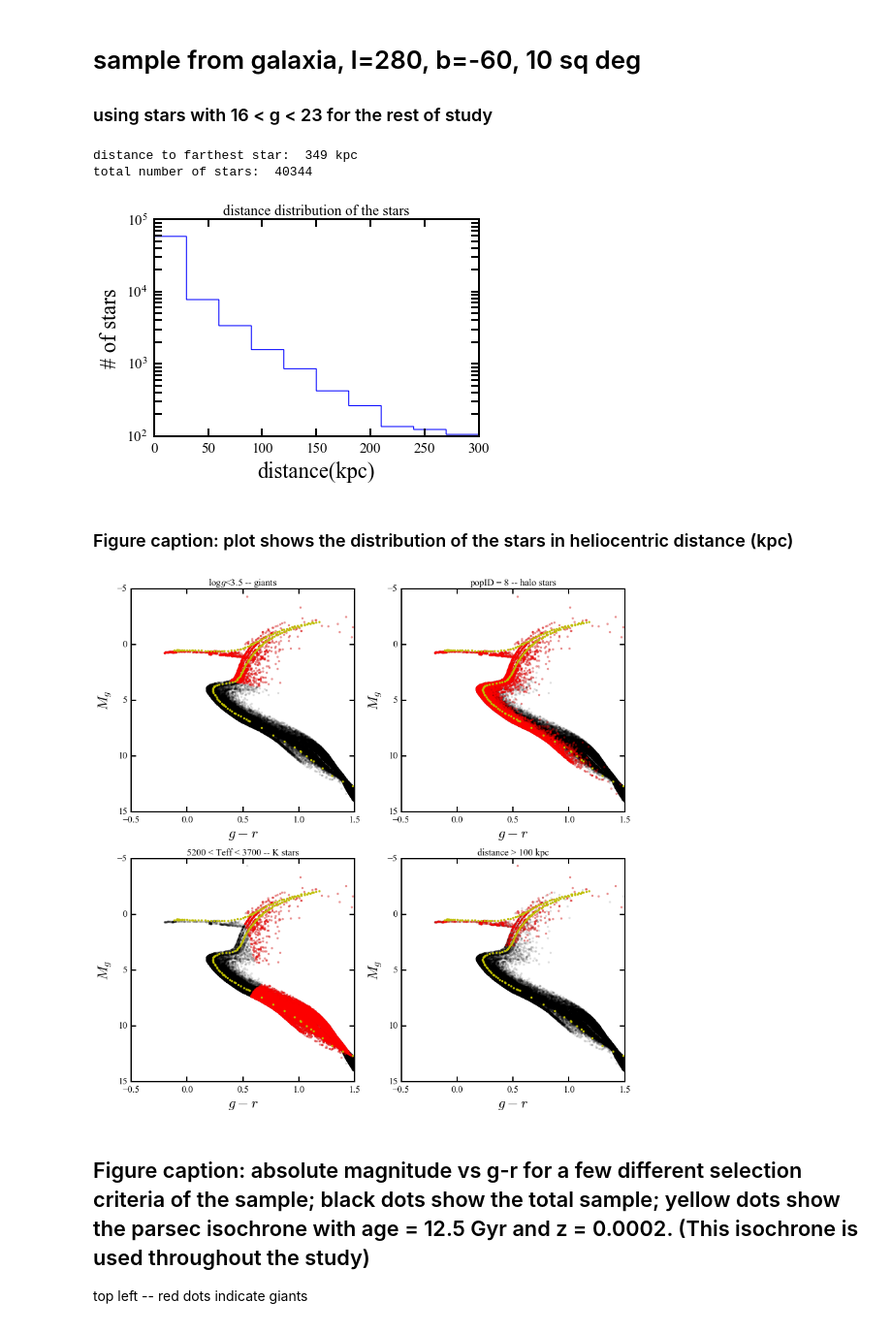
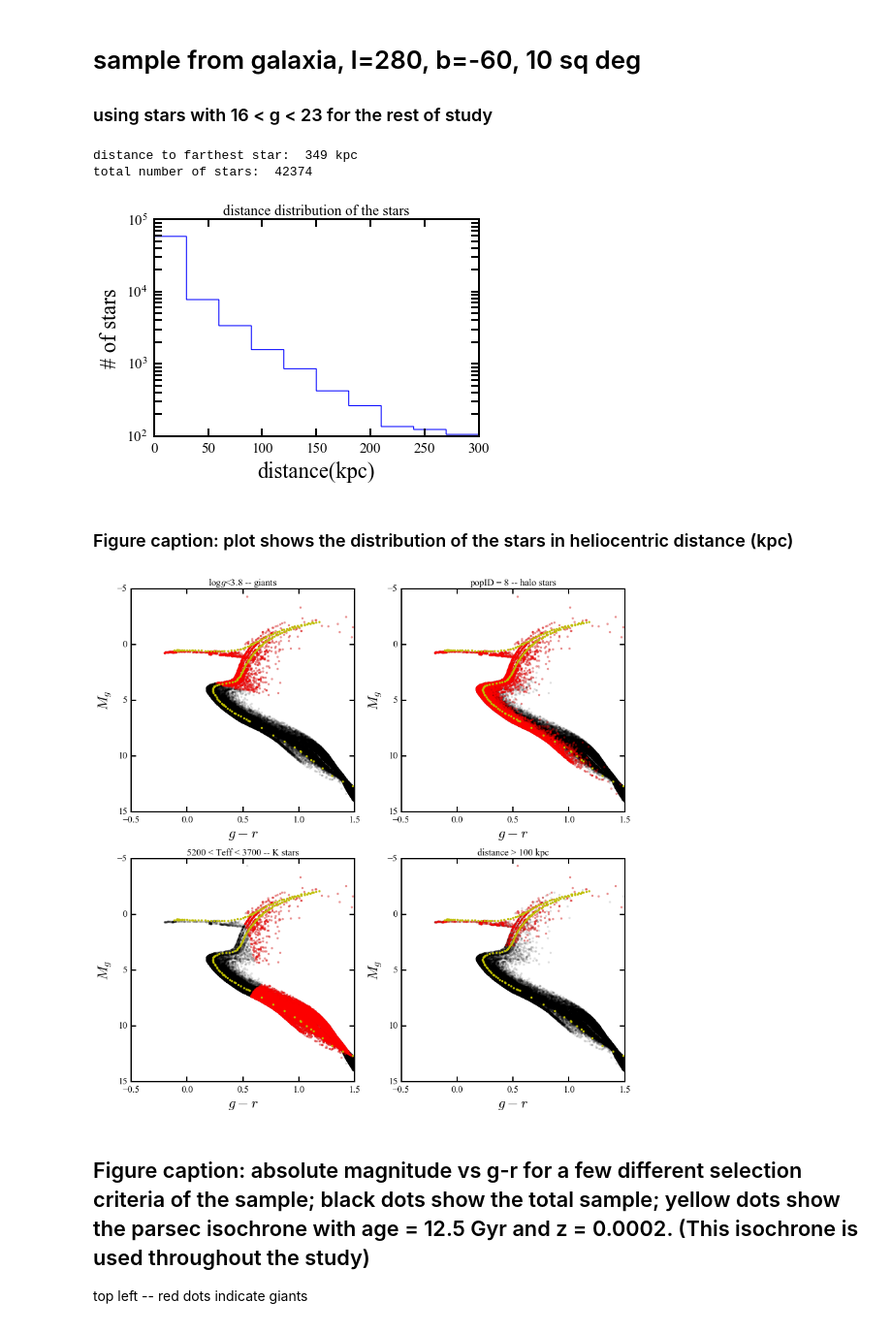
Before and after one commit to sazabi4/test, a Jupyter notebook: Foreground_star_estimation_galaxia.ipynb, the cells around one changed output. Shown at 97% size. Drawn from its saved outputs; the diff is of its cells as text; code cells hidden in the pictures.

```diff
--- a/Foreground_star_estimation_galaxia.ipynb
+++ b/Foreground_star_estimation_galaxia.ipynb
@@ -39,7 +39,7 @@ popid = galaxia['popid']
 logg = galaxia['grav']
 teff = galaxia['teff']  # log(Teff)
 
-magrange_mask = (app_g < 23)&(app_g > 16)
+magrange_mask = (app_g < 23)&(app_g > 14)
 print 'total number of stars: %6d' %len(app_g[magrange_mask])
 
 import bovy_coords
@@ -53,7 +53,7 @@ pmbb = np.array(temp[:,2], dtype=float)
 pm = np.sqrt(pmll**2+pmbb**2)
 # %% [output]
 distance to farthest star:  349 kpc
-total number of stars:  40344
+total number of stars:  42374
 [figure]
 # %% [markdown]
 ### Figure caption: plot shows the distribution of the stars in heliocentric distance (kpc)
@@ -61,7 +61,7 @@ total number of stars:  40344
 plt.figure(figsize=[12,12])
 
 plt.subplot(2,2,1)
-mask = (logg < 3.5)&magrange_mask
+mask = (logg < 3.8)&magrange_mask
 plt.plot(abs_g[magrange_mask]-abs_r[magrange_mask],abs_g[magrange_mask],'.k',alpha=0.1)
 plt.plot(abs_g[mask]-abs_r[mask],abs_g[mask],'.r',alpha=0.3)
 plt.plot(parsec['DESg']-parsec['DESr'], parsec['DESg'],'.y')
@@ -69,7 +69,7 @@ plt.ylim(15,-5)
 plt.xlim(-0.5,1.5)
 plt.xlabel('$g-r$')
 plt.ylabel('$M_g$')
-plt.title('log$g$<3.5 -- giants')
+plt.title('log$g$<3.8 -- giants')
 
 plt.subplot(2,2,2)
 mask = (popid ==8)&magrange_mask
@@ -79,34 +79,34 @@ plt.plot(parsec['DESg']-parsec['DESr'], parsec['DESg'],'.y')
 plt.ylim(15,-5)
 plt.xlim(-0.5,1.5)
 plt.xlabel('$g-r$')
 plt.ylabel('$M_g$')
 plt.title('popID = 8 -- halo stars')
 
 plt.subplot(2,2,3)
 mask = (teff > np.log10(3700)) & (teff < np.log10(5200))&magrange_mask
 plt.plot(abs_g[magrange_mask]-abs_r[magrange_mask],abs_g[magrange_mask],'.k',alpha=0.1)
 plt.plot(abs_g[mask]-abs_r[mask],abs_g[mask],'.r',alpha=0.3)
 plt.plot(parsec['DESg']-parsec['DESr'], parsec['DESg'],'.y')
 plt.ylim(15,-5)
 plt.xlim(-0.5,1.5)
 plt.xlabel('$g-r$')
 plt.ylabel('$M_g$')
 plt.title('5200 < Teff < 3700 -- K stars')
 
 plt.subplot(2,2,4)
 mask = (d > 100)&magrange_mask
 plt.plot(abs_g[magrange_mask]-abs_r[magrange_mask],abs_g[magrange_mask],'.k',alpha=0.1)
 plt.plot(abs_g[mask]-abs_r[mask],abs_g[mask],'.r',alpha=0.3)
 plt.plot(parsec['DESg']-parsec['DESr'], parsec['DESg'],'.y')
 plt.ylim(15,-5)
 plt.xlim(-0.5,1.5)
 plt.xlabel('$g-r$')
 plt.ylabel('$M_g$')
 plt.title('distance > 100 kpc')
 
 plt.tight_layout()
 # %% [output]
-[figure, old version]
+[figure, new version]
 # %% [markdown]
 ## Figure caption: absolute magnitude vs g-r for a few different selection criteria of the sample; black dots show the total sample; yellow dots show the parsec isochrone with age = 12.5 Gyr and z = 0.0002. (This isochrone is used throughout the study)
 top left -- red dots indicate giants
```
Also changed, not shown: parts of 4 cells of this notebook.
